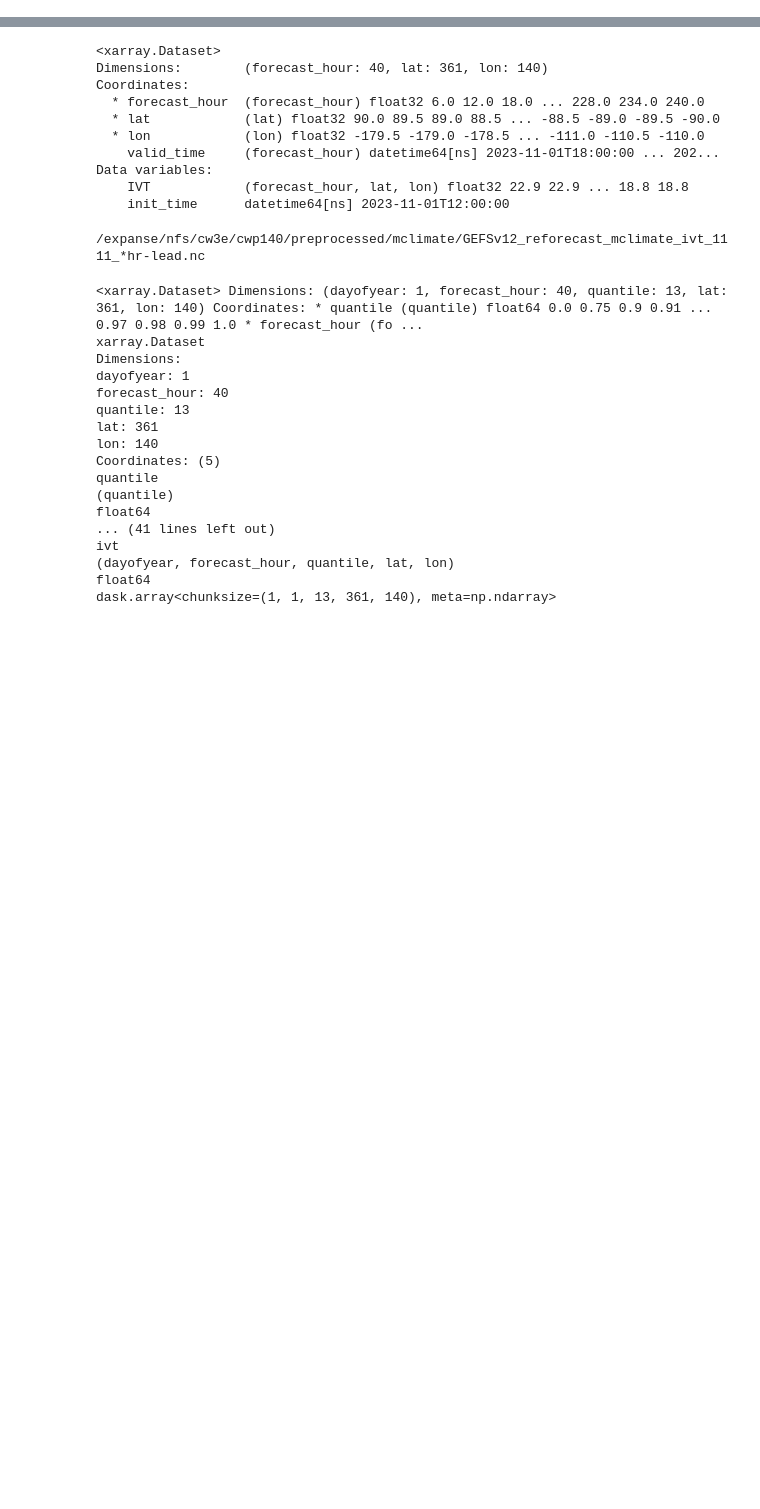
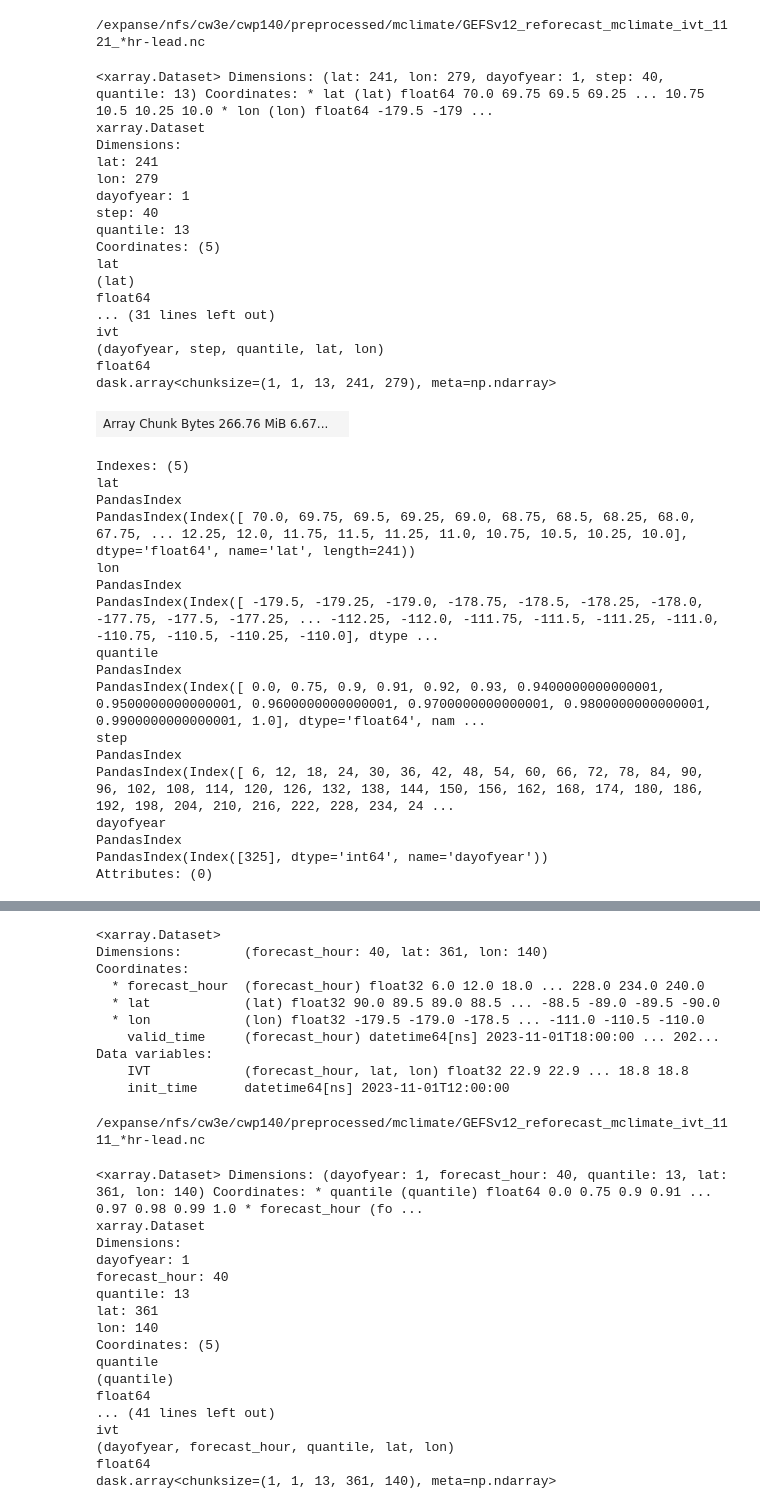
Before and after one commit to dlnash/SEAK_AR_impacts, a Jupyter notebook: analysis/compare_mclimate_to_forecast-UV1000.ipynb, the cells around one changed output, grey strips where cells are left out. Saved outputs shown, nothing was run; the diff lists cells and outputs as text; code cells hidden in the pictures; blank space fills up the shorter version.

```diff
--- a/analysis/compare_mclimate_to_forecast-UV1000.ipynb
+++ b/analysis/compare_mclimate_to_forecast-UV1000.ipynb
@@ -69,0 +184,41 @@ def compare_mclimate_to_forecast(fc, mclimate, varname):
+# %%
+## load mclimate
+mclimate = load_mclimate(mon, day)
+mclimate
+# %% [output]
+/expanse/nfs/cw3e/cwp140/preprocessed/mclimate/GEFSv12_reforecast_mclimate_ivt_1121_*hr-lead.nc
+<xarray.Dataset> Dimensions: (lat: 241, lon: 279, dayofyear: 1, step: 40, quantile: 13) Coordinates: * lat (lat) float64 70.0 69.75 69.5 69.25 ... 10.75 10.5 10.25 10.0 * lon (lon) float64 -179.5 -179 ...
+xarray.Dataset
+Dimensions:
+lat: 241
+lon: 279
+dayofyear: 1
+step: 40
+quantile: 13
+Coordinates: (5)
+lat
+(lat)
+float64
+... (31 lines left out)
+ivt
+(dayofyear, step, quantile, lat, lon)
+float64
+dask.array<chunksize=(1, 1, 13, 241, 279), meta=np.ndarray>
+| Array Chunk Bytes 266.76 MiB 6.67... |  |
+Indexes: (5)
+lat
+PandasIndex
+PandasIndex(Index([ 70.0, 69.75, 69.5, 69.25, 69.0, 68.75, 68.5, 68.25, 68.0, 67.75, ... 12.25, 12.0, 11.75, 11.5, 11.25, 11.0, 10.75, 10.5, 10.25, 10.0], dtype='float64', name='lat', length=241))
+lon
+PandasIndex
+PandasIndex(Index([ -179.5, -179.25, -179.0, -178.75, -178.5, -178.25, -178.0, -177.75, -177.5, -177.25, ... -112.25, -112.0, -111.75, -111.5, -111.25, -111.0, -110.75, -110.5, -110.25, -110.0], dtype ...
+quantile
+PandasIndex
+PandasIndex(Index([ 0.0, 0.75, 0.9, 0.91, 0.92, 0.93, 0.9400000000000001, 0.9500000000000001, 0.9600000000000001, 0.9700000000000001, 0.9800000000000001, 0.9900000000000001, 1.0], dtype='float64', nam ...
+step
+PandasIndex
+PandasIndex(Index([ 6, 12, 18, 24, 30, 36, 42, 48, 54, 60, 66, 72, 78, 84, 90, 96, 102, 108, 114, 120, 126, 132, 138, 144, 150, 156, 162, 168, 174, 180, 186, 192, 198, 204, 210, 216, 222, 228, 234, 24 ...
+dayofyear
+PandasIndex
+PandasIndex(Index([325], dtype='int64', name='dayofyear'))
+Attributes: (0)
```
Also changed, not shown: parts of 11 cells of this notebook, 5 other files.
